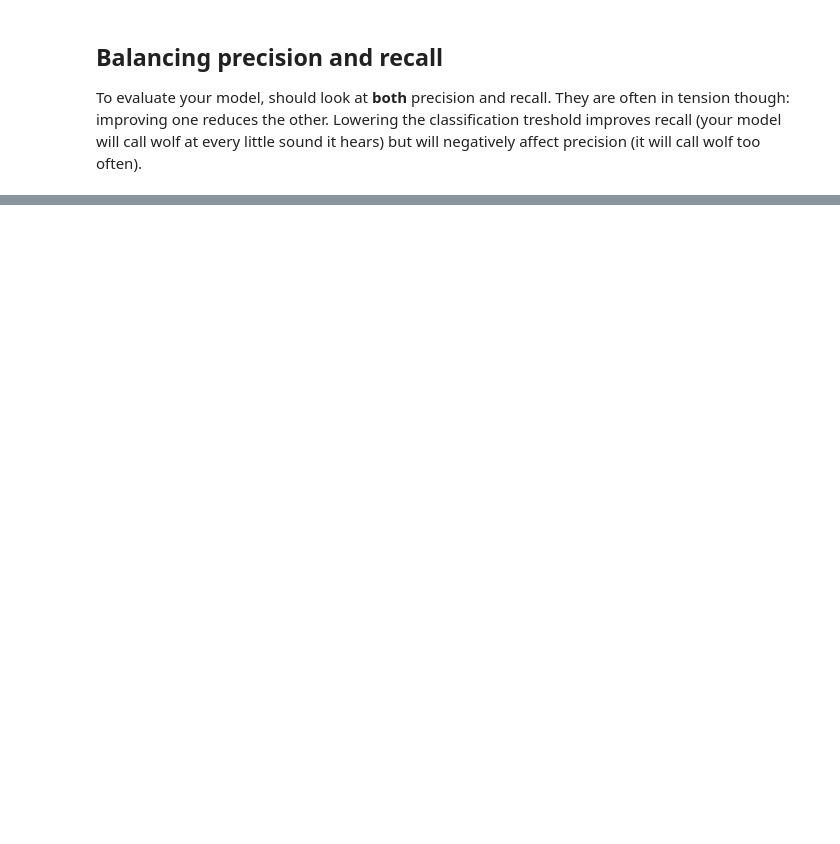
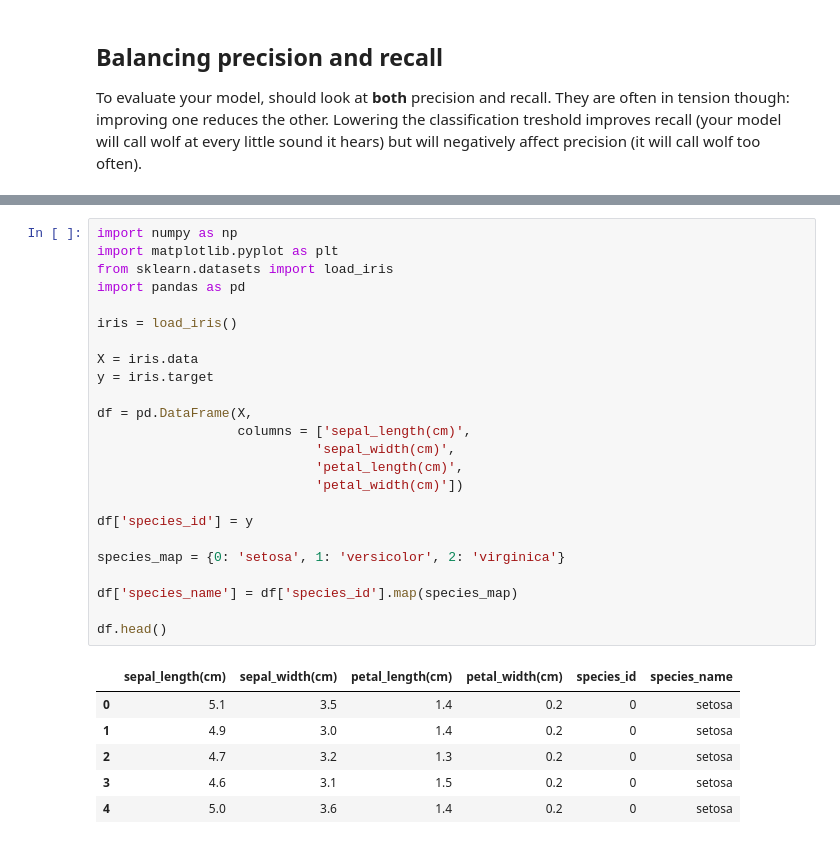
Before and after one commit to USDA-ARS-GBRU/ml-training-site, a Jupyter notebook: assets/nb-lessons/11_classification_metrics.ipynb, the cells around one changed output, grey strips where cells are left out. Drawn from its saved outputs; the diff is of its cells as text; blank space fills up the shorter version.

```diff
--- a/assets/nb-lessons/11_classification_metrics.ipynb
+++ b/assets/nb-lessons/11_classification_metrics.ipynb
@@ -153,0 +157,31 @@ The plot below is a calibration plot. Each dot represents a bucket with 1000 val
+# %%
+import numpy as np
+import matplotlib.pyplot as plt
+from sklearn.datasets import load_iris
+import pandas as pd
+
+iris = load_iris()
+
+X = iris.data
+y = iris.target
+
+df = pd.DataFrame(X,
+                  columns = ['sepal_length(cm)',
+                            'sepal_width(cm)',
+                            'petal_length(cm)',
+                            'petal_width(cm)'])
+
+df['species_id'] = y
+
+species_map = {0: 'setosa', 1: 'versicolor', 2: 'virginica'}
+
+df['species_name'] = df['species_id'].map(species_map)
+
+df.head()
+# %% [output]
+|  | sepal_length(cm) | sepal_width(cm) | petal_length(cm) | petal_width(cm) | species_id | species_name |
+| 0 | 5.1 | 3.5 | 1.4 | 0.2 | 0 | setosa |
+| 1 | 4.9 | 3.0 | 1.4 | 0.2 | 0 | setosa |
+| 2 | 4.7 | 3.2 | 1.3 | 0.2 | 0 | setosa |
+| 3 | 4.6 | 3.1 | 1.5 | 0.2 | 0 | setosa |
+| 4 | 5.0 | 3.6 | 1.4 | 0.2 | 0 | setosa |
```
Also changed, not shown: parts of 38 cells of this notebook, 1 other file.
